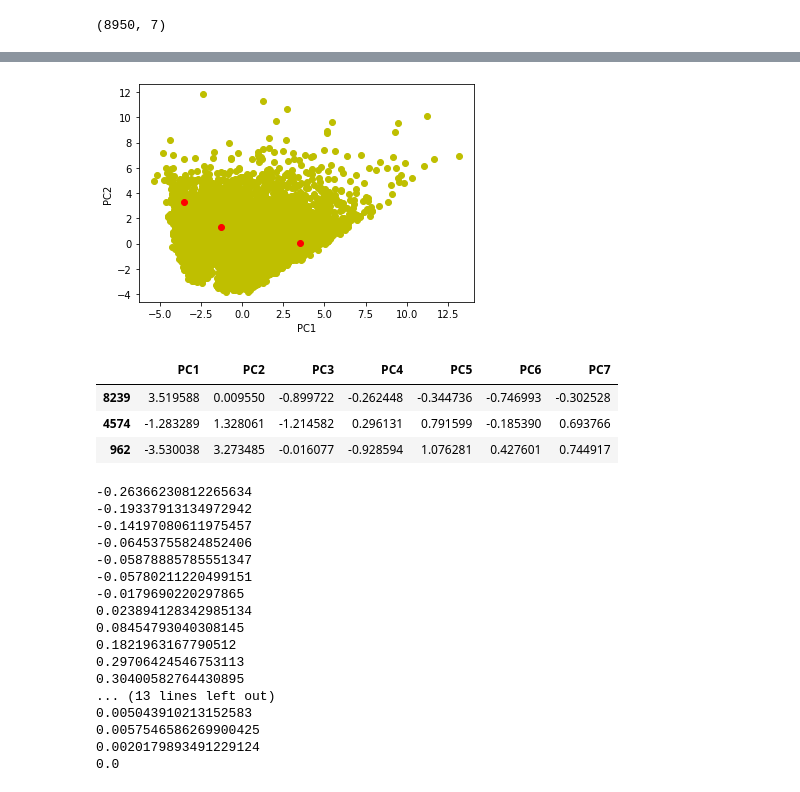
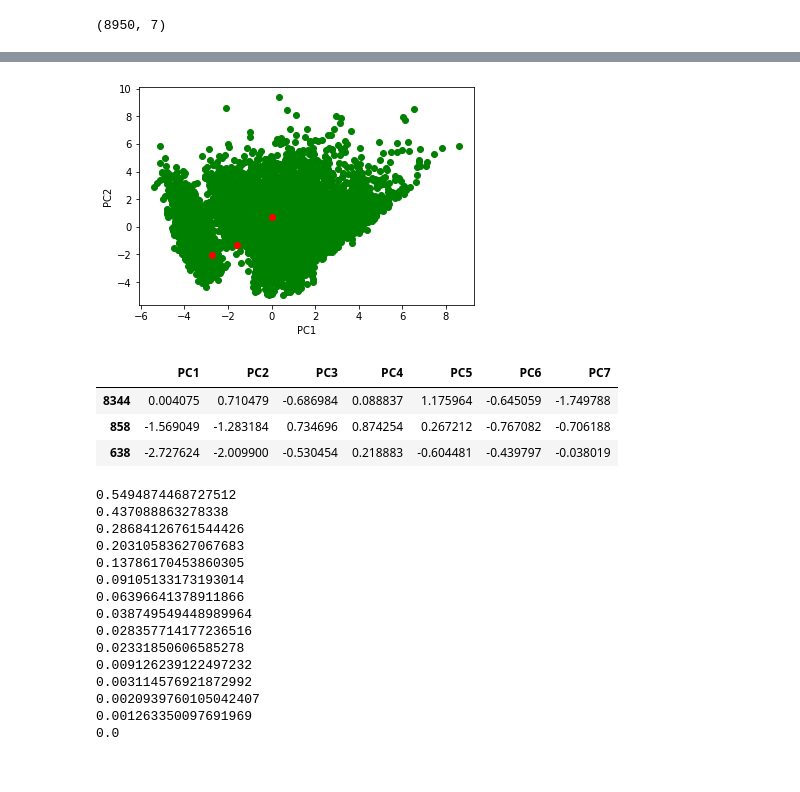
Before and after one commit to NiVi202/Customer-Segmentation-Credit-Risk-Modelling, a Jupyter notebook: Assignment 1/210711_Amol_1.ipynb, the cells around one changed output, grey strips where cells are left out. Cells and saved outputs as stored; diff of their text form; code cells hidden in the pictures.

Commit message:
210711_Amol_1
This is the new submission for assignment 1.

```diff
--- a/Assignment 1/210711_Amol_1.ipynb
+++ b/Assignment 1/210711_Amol_1.ipynb
@@ -42,9 +66,9 @@ df.head()
 # %%
-x = df["MINIMUM_PAYMENTS"].mean()
+x = df["MINIMUM_PAYMENTS"].median()
 
 df["MINIMUM_PAYMENTS"].fillna(x, inplace = True)
 # %%
-x = df["CREDIT_LIMIT"].mean()
+x = df["CREDIT_LIMIT"].median()
 
 df["CREDIT_LIMIT"].fillna(x, inplace = True)
 # %%
@@ -88,7 +114,10 @@ TENURE                              -2.943017
 dtype: float64
 # %%
 for col in df:
-    df[col]=np.sqrt(df[col])
+    df[col]=np.cbrt(df[col])
+
+#log transformation, square root transformation and cube root transformation are some of the popular methods for
+#reducing skewness. Here I have used the cube root transformation.
 # %%
 for col in df:
     plt.figure()
@@ -239,0 +298,6 @@ plt.show()
+# %%
+X = df[["PC1", "PC2","PC3","PC4","PC5","PC6","PC7"]]
+plt.scatter(X["PC1"], X["PC7"], c="grey")
+plt.xlabel("PC1")
+plt.ylabel("PC7")
+plt.show()
@@ -240,21 +326,23 @@ plt.show()
 # %%
 K=3
 
 Centroids = (X.sample(n=K))
-plt.scatter(X["PC1"], X["PC2"], c="y")
+plt.scatter(X["PC1"], X["PC2"], c="green")
 plt.scatter(Centroids["PC1"], Centroids["PC2"], c="red")
 plt.xlabel("PC1")
 plt.ylabel("PC2")
 plt.show()
+
+#Now, knowing the number of clusers to make, we choose any three points to begin with clustering.
 # %% [output]
-[figure, old version]
+[figure, new version]
 # %%
 Centroids
 # %% [output]
 |  | PC1 | PC2 | PC3 | PC4 | PC5 | PC6 | PC7 |
-| 8239 | 3.519588 | 0.009550 | -0.899722 | -0.262448 | -0.344736 | -0.746993 | -0.302528 |
-| 4574 | -1.283289 | 1.328061 | -1.214582 | 0.296131 | 0.791599 | -0.185390 | 0.693766 |
-| 962 | -3.530038 | 3.273485 | -0.016077 | -0.928594 | 1.076281 | 0.427601 | 0.744917 |
+| 8344 | 0.004075 | 0.710479 | -0.686984 | 0.088837 | 1.175964 | -0.645059 | -1.749788 |
+| 858 | -1.569049 | -1.283184 | 0.734696 | 0.874254 | 0.267212 | -0.767082 | -0.706188 |
+| 638 | -2.727624 | -2.009900 | -0.530454 | 0.218883 | -0.604481 | -0.439797 | -0.038019 |
 # %%
 diff = 1
 j=0
@@ -295,23 +383,24 @@ while(diff!=0):
         diff = (Centroids_new['PC1'] - Centroids['PC1']).sum() + (Centroids_new['PC2'] - Centroids['PC2']).sum() + (Centroids_new['PC3'] - Centroids['PC3']).sum() + (Centroids_new['PC4'] - Centroids['PC4']).sum() +(Centroids_new['PC5'] - Centroids['PC5']).sum()+ (Centroids_new['PC6'] - Centroids['PC6']).sum()+(Centroids_new['PC7'] - Centroids['PC7']).sum()
         print(diff.sum())
     Centroids = X.groupby(["Cluster"]).mean()[["PC1","PC2","PC3","PC4","PC5","PC6","PC7"]]
+
+    #we canculate the distance of all the points from those three points and assign each one to one of those three initial points.
+    #We then calculate the centroid of the 3 groups so formed. We again do the similar process for these three centroids and keep doing it untill th centroids do not change.
 # %% [output]
--0.26366230812265634
--0.19337913134972942
--0.14197080611975457
--0.06453755824852406
--0.05878885785551347
--0.05780211220499151
--0.0179690220297865
-0.023894128342985134
-0.08454793040308145
-0.1821963167790512
-0.29706424546753113
-0.30400582764430895
-... (13 lines left out)
-0.005043910213152583
-0.0057546586269900425
-0.0020179893491229124
+0.5494874468727512
+0.437088863278338
+0.28684126761544426
+0.20310583627067683
+0.13786170453860305
+0.09105133173193014
+0.06396641378911866
+0.038749549448989964
+0.028357714177236516
+0.02331850606585278
+0.009126239122497232
+0.003114576921872992
+0.0020939760105042407
+0.001263350097691969
 0.0
 # %%
 X
```
Also changed, not shown: parts of 30 cells of this notebook.
